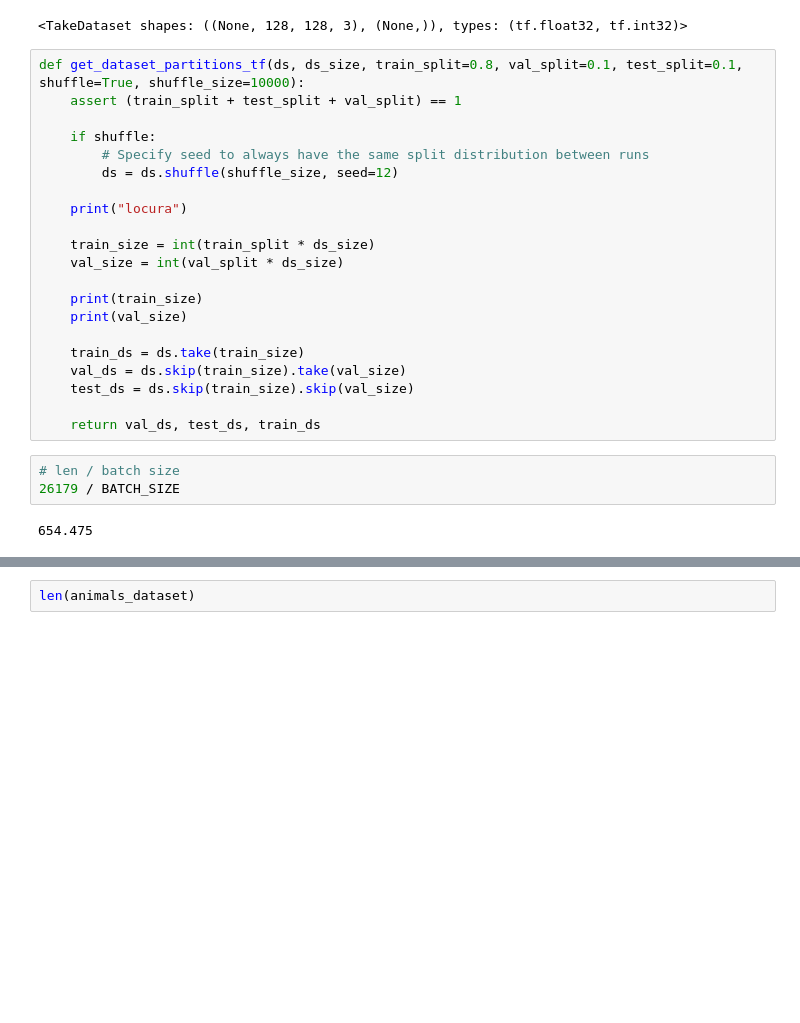
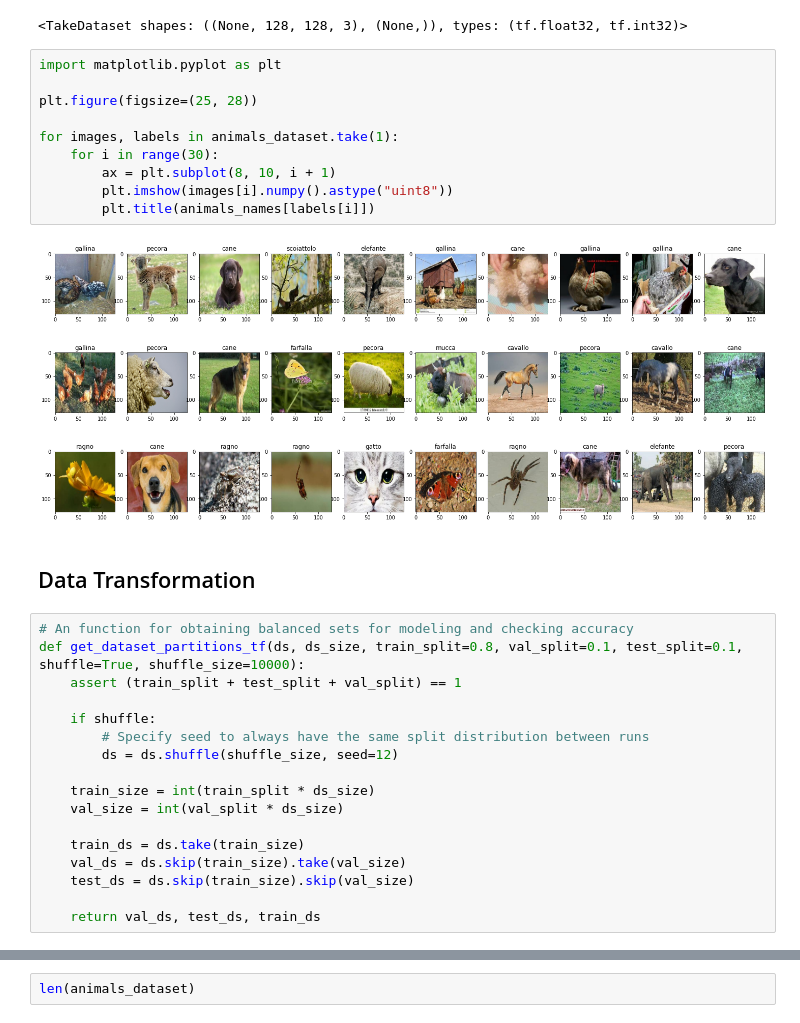
Before and after one commit to JonaOliv/CNN-Projects, a Jupyter notebook: cnn-animal-10-classification.ipynb, the cells around one changed output, grey strips where cells are left out. Saved outputs shown, nothing was run; the diff lists cells and outputs as text; blank space fills up the shorter version.

Commit message:
Kaggle Notebook | CNN Animal Classification | Version 10

```diff
--- a/cnn-animal-10-classification.ipynb
+++ b/cnn-animal-10-classification.ipynb
@@ -77,7 +80,22 @@ scoiattolo              1862
 animals_dataset.take(1)
 # %% [output]
 <TakeDataset shapes: ((None, 128, 128, 3), (None,)), types: (tf.float32, tf.int32)>
+# %%
+import matplotlib.pyplot as plt
+
+plt.figure(figsize=(25, 28))
+
+for images, labels in animals_dataset.take(1):
+    for i in range(30):
+        ax = plt.subplot(8, 10, i + 1)
+        plt.imshow(images[i].numpy().astype("uint8"))
+        plt.title(animals_names[labels[i]])
+# %% [output]
+[figure, added]
+# %% [markdown]
+## Data Transformation
 # %%
+# An function for obtaining balanced sets for modeling and checking accuracy
 def get_dataset_partitions_tf(ds, ds_size, train_split=0.8, val_split=0.1, test_split=0.1, shuffle=True, shuffle_size=10000):
     assert (train_split + test_split + val_split) == 1
 
@@ -85,21 +103,11 @@ def get_dataset_partitions_tf(ds, ds_size, train_split=0.8, val_split=0.1, test_
         # Specify seed to always have the same split distribution between runs
         ds = ds.shuffle(shuffle_size, seed=12)
 
-    print("locura")
-
     train_size = int(train_split * ds_size)
     val_size = int(val_split * ds_size)
-
-    print(train_size)
-    print(val_size)
 
     train_ds = ds.take(train_size)
     val_ds = ds.skip(train_size).take(val_size)
     test_ds = ds.skip(train_size).skip(val_size)
 
     return val_ds, test_ds, train_ds
-# %%
-# len / batch size
-26179 / BATCH_SIZE
-# %% [output]
-654.475
```
Also changed, not shown: parts of 27 cells of this notebook.
